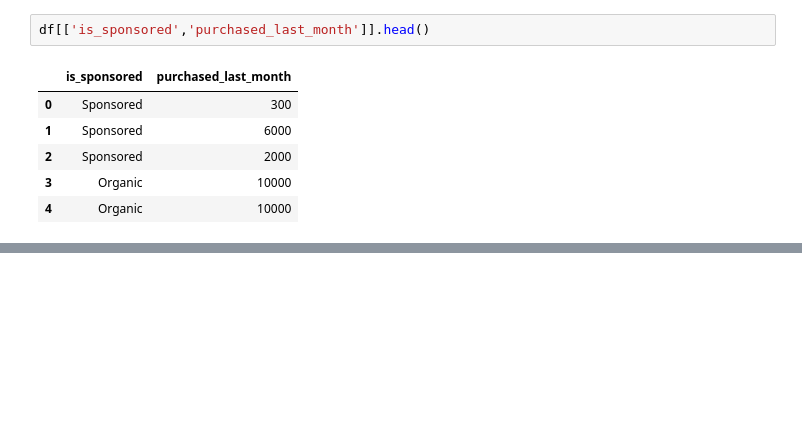
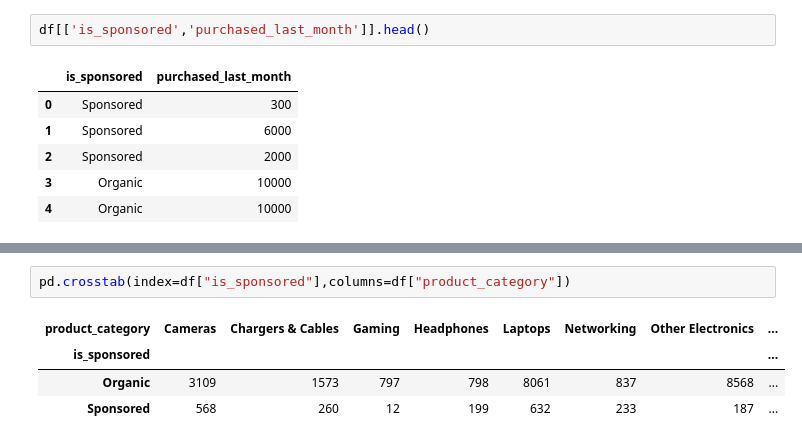
Before and after one commit to korapatisrinu/python-learing, a Jupyter notebook: projectdataA.ipynb, the cells around one changed output, grey strips where cells are left out. Drawn from its saved outputs; the diff is of its cells as text; blank space fills up the shorter version.

```diff
--- a/projectdataA.ipynb
+++ b/projectdataA.ipynb
@@ -332,0 +370,7 @@ df[['is_sponsored','purchased_last_month']].head()
+# %%
+pd.crosstab(index=df["is_sponsored"],columns=df["product_category"])
+# %% [output]
+| product_category | Cameras | Chargers & Cables | Gaming | Headphones | Laptops | Networking | Other Electronics | ... |
+| is_sponsored |  |  |  |  |  |  |  | ... |
+| Organic | 3109 | 1573 | 797 | 798 | 8061 | 837 | 8568 | ... |
+| Sponsored | 568 | 260 | 12 | 199 | 632 | 233 | 187 | ... |
```
Also changed, not shown: parts of 9 cells of this notebook, 2 other files.
